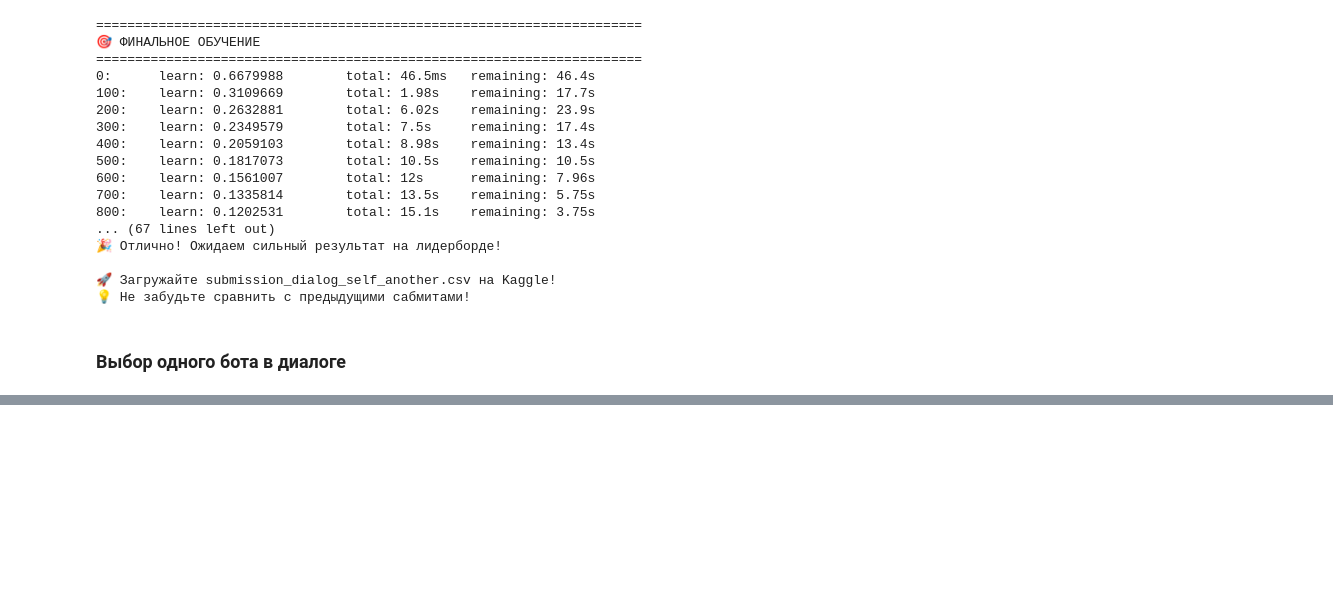
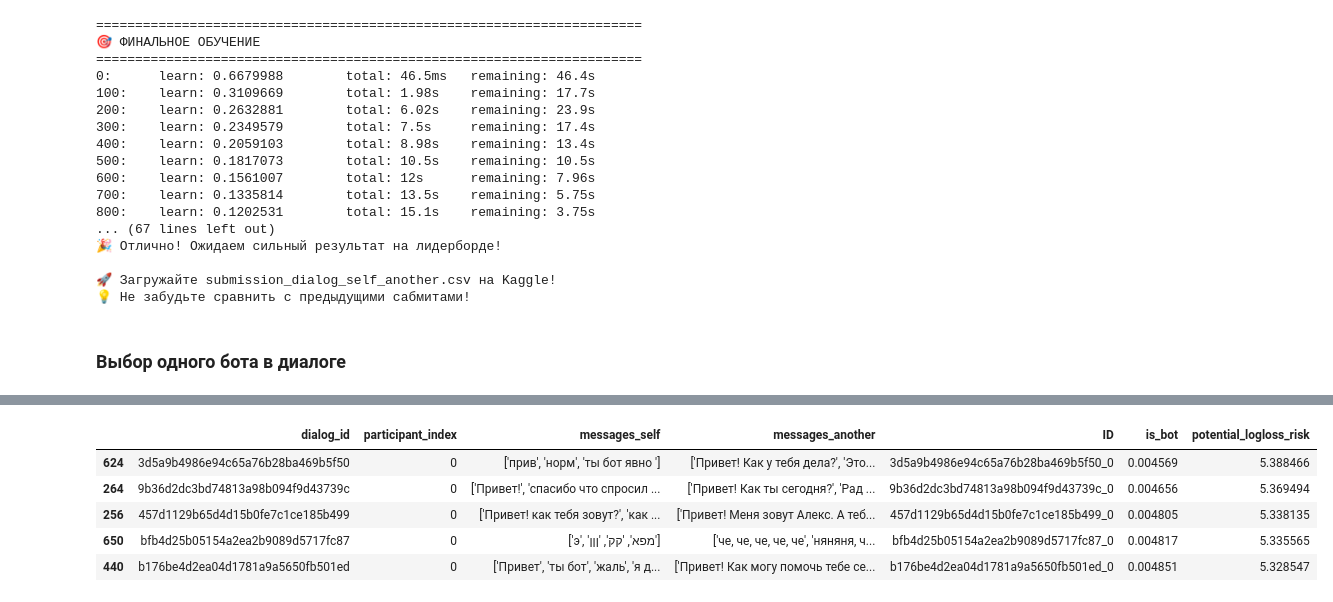
Before and after one commit to skytecat/YouAreBot, a Jupyter notebook: YouAreBot.ipynb, the cells around one changed output, grey strips where cells are left out. Saved outputs shown, nothing was run; the diff lists cells and outputs as text; code cells hidden in the pictures; blank space fills up the shorter version.

```diff
--- a/YouAreBot.ipynb
+++ b/YouAreBot.ipynb
@@ -8982,0 +9152,26 @@ print(f"💡 Не забудьте сравнить с предыдущими с
+# %%
+# ═══════════════════════════════════════════════════════════════
+# 📋 ПОЛНОЕ ОТОБРАЖЕНИЕ СПИСКОВ В DATAFRAME
+# ═══════════════════════════════════════════════════════════════
+
+import pandas as pd
+import numpy as np
+
+# ───────────────────────────────────────────────────────────────
+# 1. Настройки отображения Pandas
+# ───────────────────────────────────────────────────────────────
+
+# Увеличиваем максимальную ширину отображения
+pd.set_option('display.max_colwidth', None)  # Полная ширина колонок
+pd.set_option('display.width', 1000)  # Ширина вывода
+pd.set_option('display.max_columns', None)  # Все колонки
+pd.set_option('display.expand_frame_repr', False)  # Не переносить строки
+
+print("✅ Настройки отображения применены\n")
+
+# ───────────────────────────────────────────────────────────────
+# 2. Просмотр данных
+# ───────────────────────────────────────────────────────────────
+
+# Теперь при выводе будут показываться полные списки
+print(merged_df[['ID', 'messages_self', 'is_bot']][10:20])
@@ -8982,0 +9578,9 @@ print(f"💡 Не забудьте сравнить с предыдущими с
+# %%
+df.nlargest(100, 'potential_logloss_risk')[35:40]
+# %% [output]
+|  | dialog_id | participant_index | messages_self | messages_another | ID | is_bot | potential_logloss_risk |
+| 624 | 3d5a9b4986e94c65a76b28ba469b5f50 | 0 | ['прив', 'норм', 'ты бот явно '] | ['Привет! Как у тебя дела?', 'Это... | 3d5a9b4986e94c65a76b28ba469b5f50_0 | 0.004569 | 5.388466 |
+| 264 | 9b36d2dc3bd74813a98b094f9d43739c | 0 | ['Привет!', 'спасибо что спросил ... | ['Привет! Как ты сегодня?', 'Рад ... | 9b36d2dc3bd74813a98b094f9d43739c_0 | 0.004656 | 5.369494 |
+| 256 | 457d1129b65d4d15b0fe7c1ce185b499 | 0 | ['Привет! как тебя зовут?', 'как ... | ['Привет! Меня зовут Алекс. А теб... | 457d1129b65d4d15b0fe7c1ce185b499_0 | 0.004805 | 5.338135 |
+| 650 | bfb4d25b05154a2ea2b9089d5717fc87 | 0 | ['э', 'מפא', 'קק', 'ןןן'] | ['че, че, че, че, че', 'няняня, ч... | bfb4d25b05154a2ea2b9089d5717fc87_0 | 0.004817 | 5.335565 |
+| 440 | b176be4d2ea04d1781a9a5650fb501ed | 0 | ['Привет', 'ты бот', 'жаль', 'я д... | ['Привет! Как могу помочь тебе се... | b176be4d2ea04d1781a9a5650fb501ed_0 | 0.004851 | 5.328547 |
```
Also changed, not shown: parts of 17 cells of this notebook.
